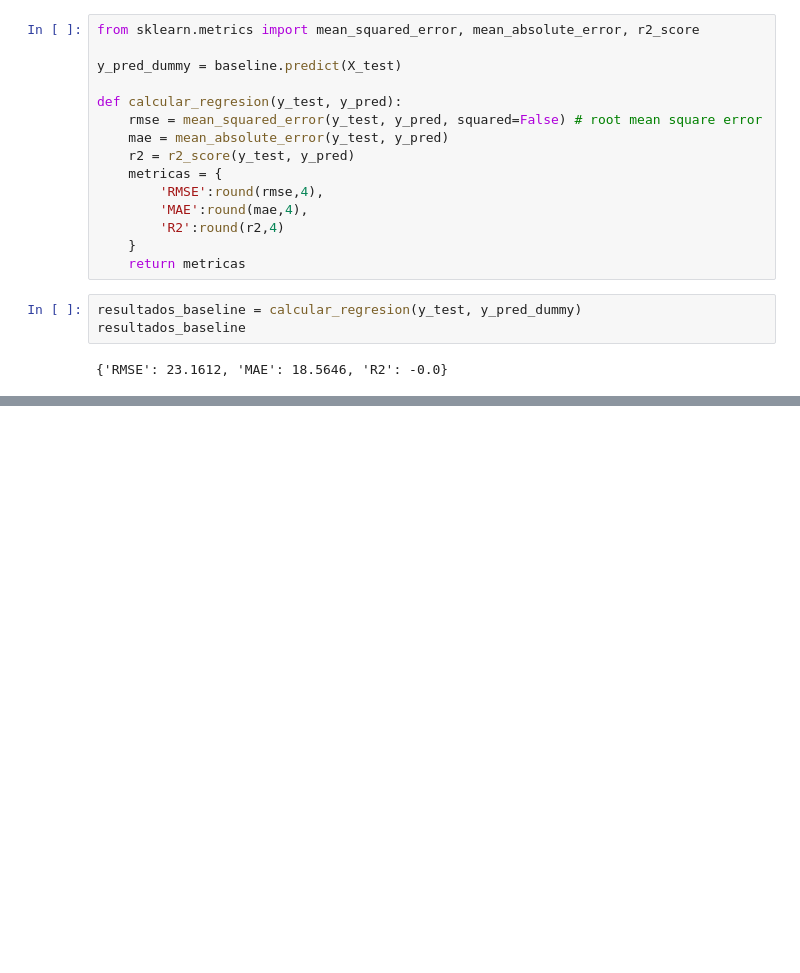
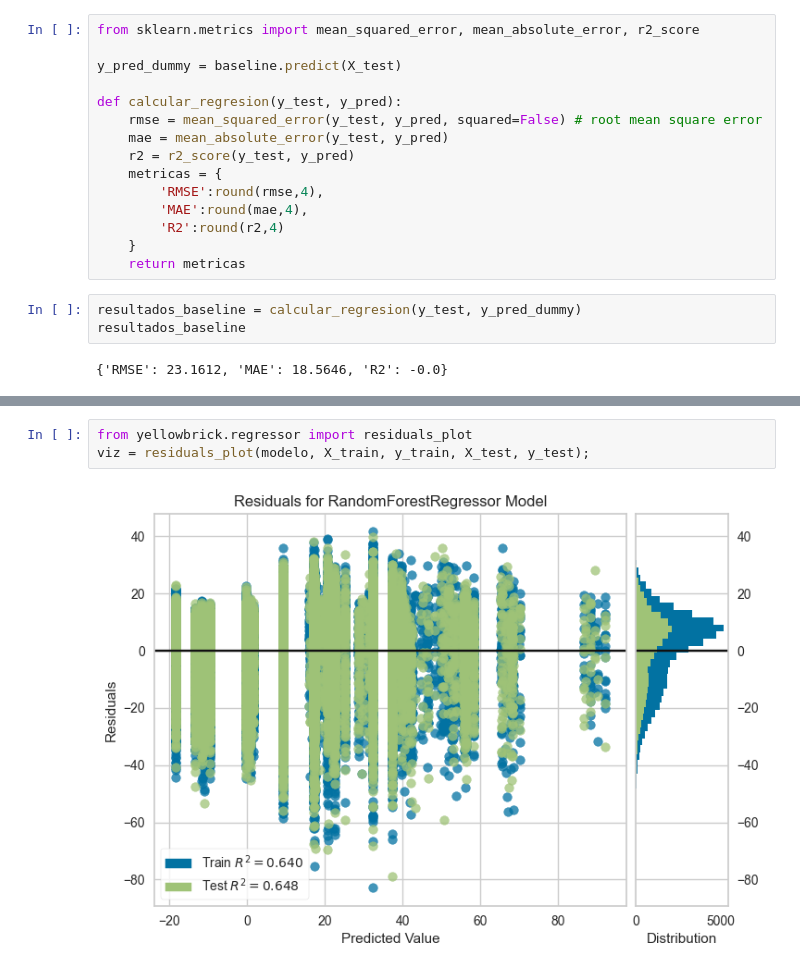
Before and after one commit to OctavioPinoRosas/Alura_Estadisticas_y_MachineLearning, a Jupyter notebook: IAaumentada-PrevisionDeAtrasosDeVuelos/optimizacionAeroportuaria.ipynb, the cells around one changed output, grey strips where cells are left out. Cells and saved outputs as stored; diff of their text form; blank space fills up the shorter version.

```diff
--- a/IAaumentada-PrevisionDeAtrasosDeVuelos/optimizacionAeroportuaria.ipynb
+++ b/IAaumentada-PrevisionDeAtrasosDeVuelos/optimizacionAeroportuaria.ipynb
@@ -339,0 +360,5 @@ resultados_baseline
+# %%
+from yellowbrick.regressor import residuals_plot
+viz = residuals_plot(modelo, X_train, y_train, X_test, y_test);
+# %% [output]
+[figure, added]
```
Also changed, not shown: parts of 4 cells of this notebook.
